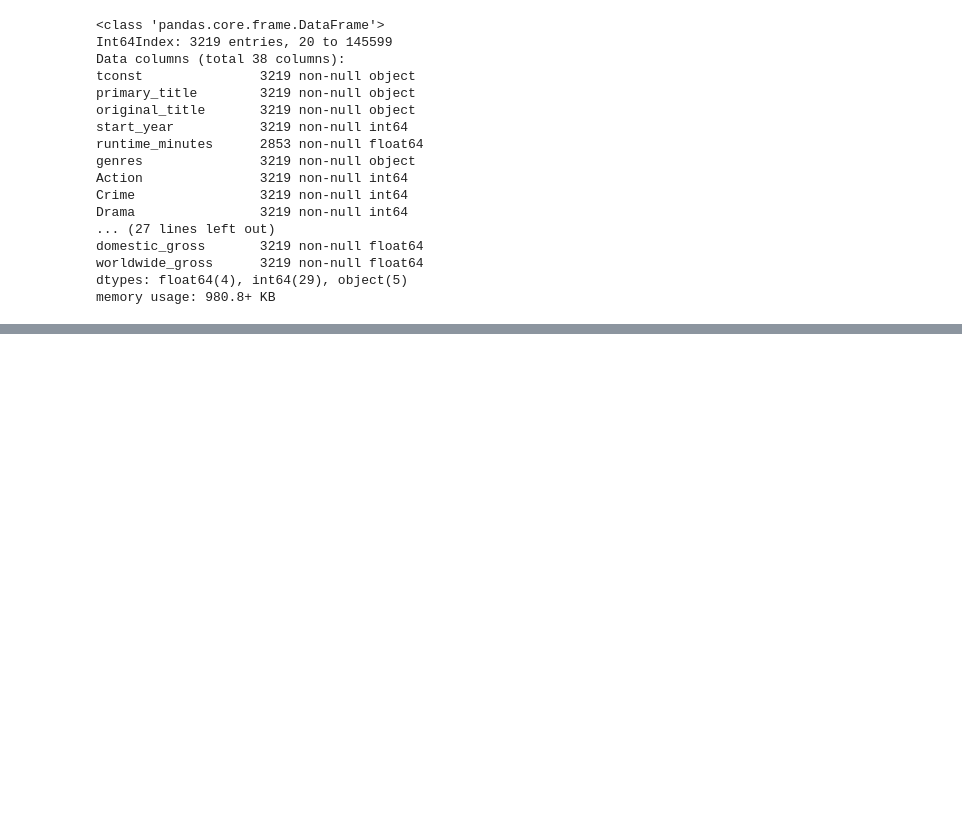
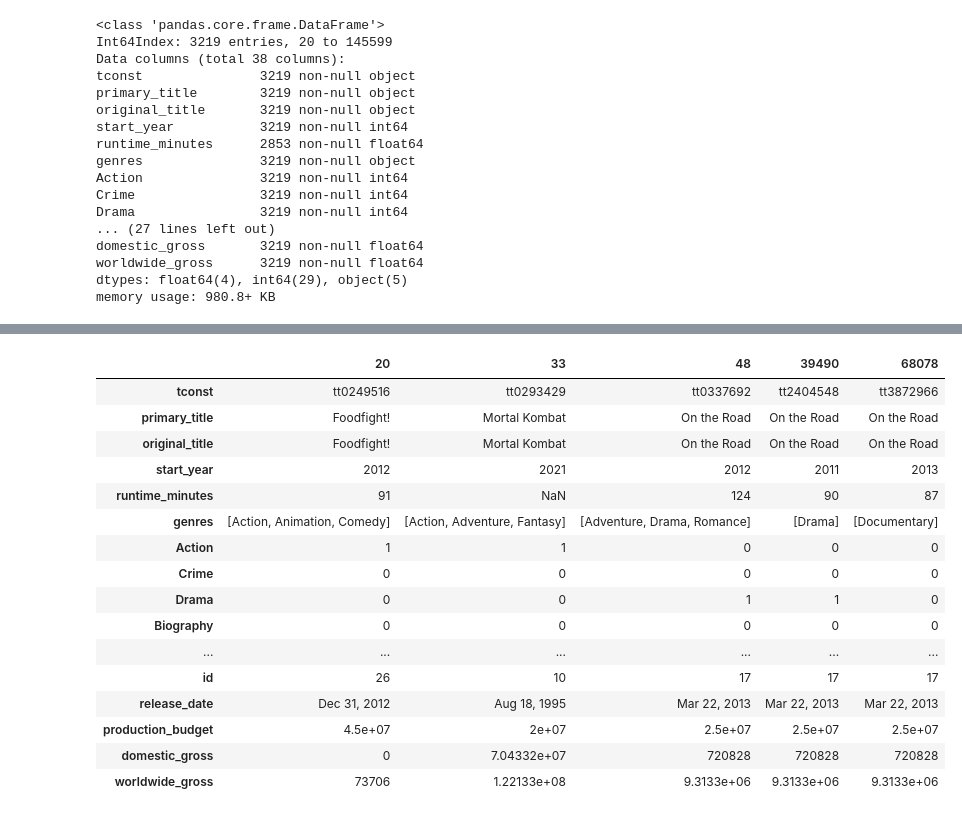
Before and after one commit to RumTumTum/mod_1_project, a Jupyter notebook: Revenue_by_genre.ipynb, the cells around one changed output, grey strips where cells are left out. Saved outputs shown, nothing was run; the diff lists cells and outputs as text; code cells hidden in the pictures; blank space fills up the shorter version.

```diff
--- a/Revenue_by_genre.ipynb
+++ b/Revenue_by_genre.ipynb
@@ -85,0 +154,20 @@ genre_dict['Action']
+# %%
+combined.head().T
+# %% [output]
+|  | 20 | 33 | 48 | 39490 | 68078 |
+| tconst | tt0249516 | tt0293429 | tt0337692 | tt2404548 | tt3872966 |
+| primary_title | Foodfight! | Mortal Kombat | On the Road | On the Road | On the Road |
+| original_title | Foodfight! | Mortal Kombat | On the Road | On the Road | On the Road |
+| start_year | 2012 | 2021 | 2012 | 2011 | 2013 |
+| runtime_minutes | 91 | NaN | 124 | 90 | 87 |
+| genres | [Action, Animation, Comedy] | [Action, Adventure, Fantasy] | [Adventure, Drama, Romance] | [Drama] | [Documentary] |
+| Action | 1 | 1 | 0 | 0 | 0 |
+| Crime | 0 | 0 | 0 | 0 | 0 |
+| Drama | 0 | 0 | 1 | 1 | 0 |
+| Biography | 0 | 0 | 0 | 0 | 0 |
+| ... | ... | ... | ... | ... | ... |
+| id | 26 | 10 | 17 | 17 | 17 |
+| release_date | Dec 31, 2012 | Aug 18, 1995 | Mar 22, 2013 | Mar 22, 2013 | Mar 22, 2013 |
+| production_budget | 4.5e+07 | 2e+07 | 2.5e+07 | 2.5e+07 | 2.5e+07 |
+| domestic_gross | 0 | 7.04332e+07 | 720828 | 720828 | 720828 |
+| worldwide_gross | 73706 | 1.22133e+08 | 9.3133e+06 | 9.3133e+06 | 9.3133e+06 |
```
Also changed, not shown: parts of 10 cells of this notebook.
